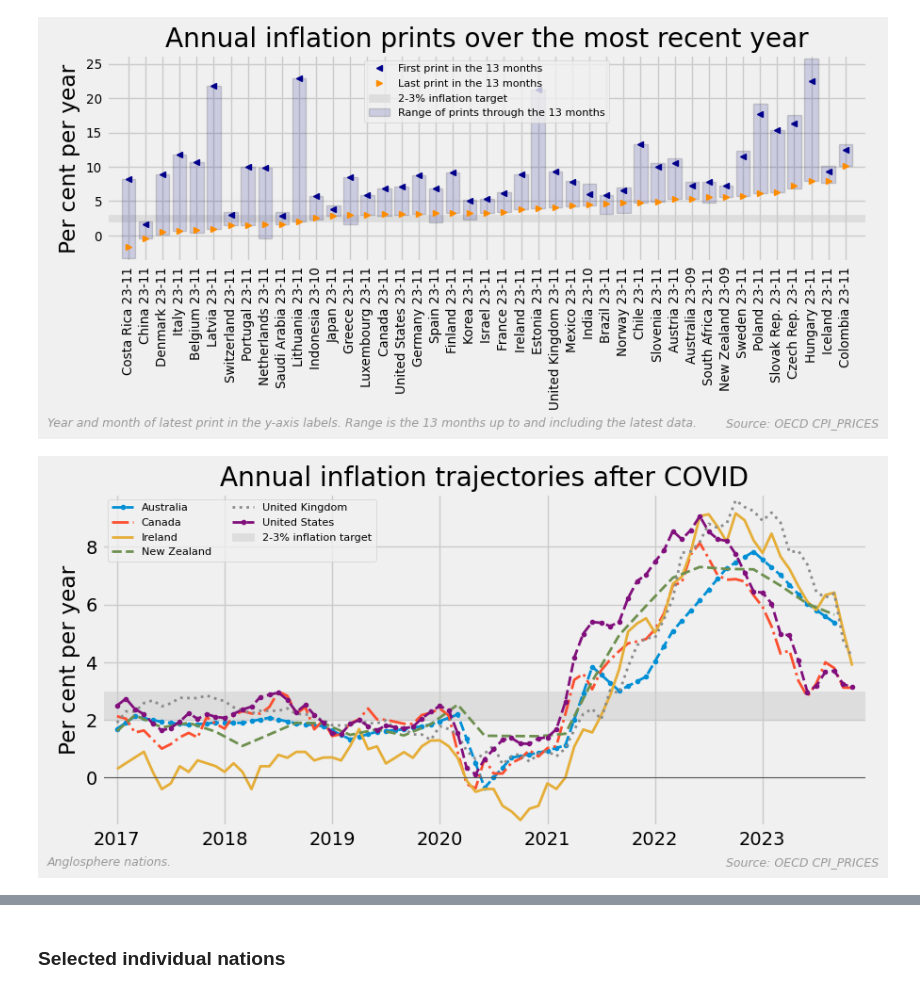
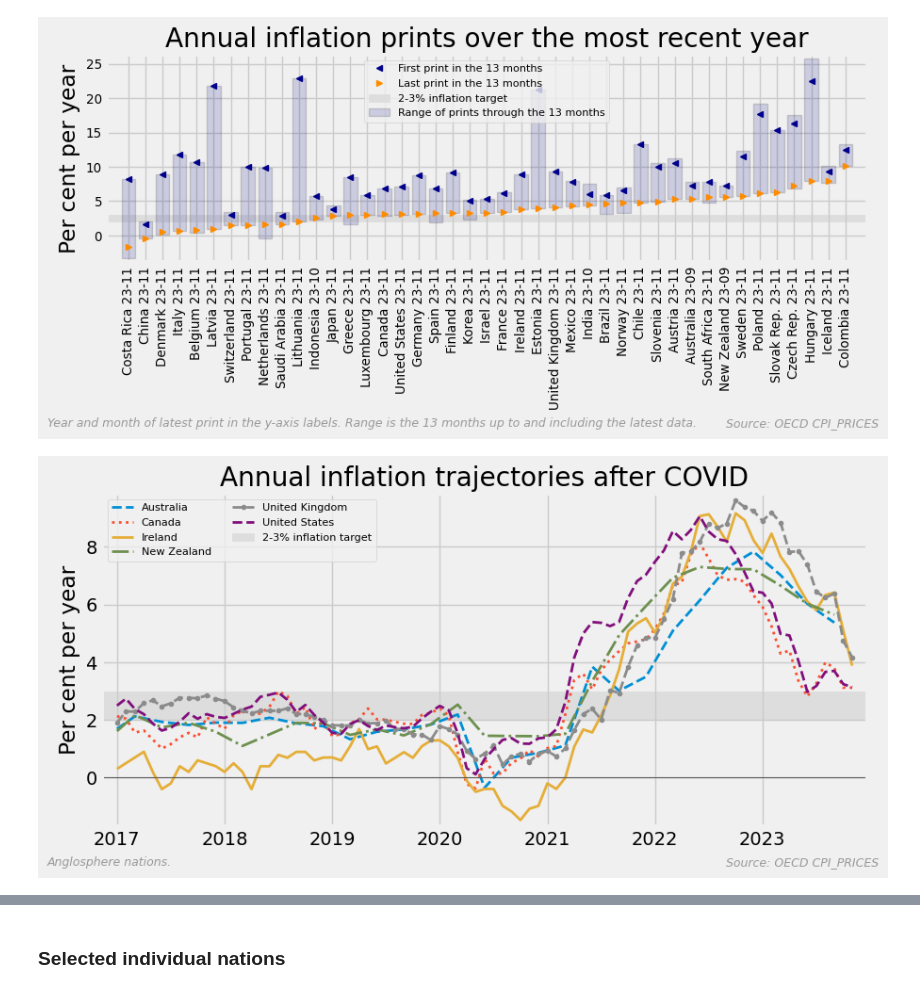
Before and after one commit to bpalmer4/Charts-based-on-ABS-data, a Jupyter notebook: notebooks/OECD international comparisons.ipynb, the cells around one changed output, grey strips where cells are left out. Cells and saved outputs as stored; diff of their text form; code cells hidden in the pictures.

```diff
--- a/notebooks/OECD international comparisons.ipynb
+++ b/notebooks/OECD international comparisons.ipynb
@@ -419,18 +418,13 @@ def get_cpi(measure: str = "GY") -> pd.DataFrame:
     rfooter = f"Source: OECD {resource_id} {subject_tuple} {measure}"
 
     # drop problematic states
-    drop = ("ARG",)  # these states were problematic
-    cpi_loc_map = location_map.copy()
-    for d in drop:
-        cpi_loc_map.pop(d)
+    cpi_locs = tuple(location_map.keys())
 
     # capture monthly, then quarterly if no monthly data
     cpi = pd.DataFrame()
     for period in ("M", "Q"):  # Monthly must be first
         for subject in subject_tuple:
-            query = build_query(
-                resource_id, cpi_loc_map, [subject], [measure], [period]
-            )
+            query = build_query(resource_id, cpi_locs, [subject], [measure], [period])
             data = get_from_oecd(query, start="2000")
             data = data.pivot(values="Value", index="TIME", columns="LOCATION")
             data.index = pd.PeriodIndex(data.index, freq=period)
@@ -442,16 +436,16 @@ def get_cpi(measure: str = "GY") -> pd.DataFrame:
             cpi[data.columns] = data[data.columns]
 
             # set up next round
-            cpi_loc_map = list(set(cpi_loc_map) - set(data.columns))
+            cpi_locs = tuple(set(cpi_locs) - set(data.columns))
 
     cpi.columns = cpi.columns.map(location_map)
     return cpi
 # %%
 # Get/create key CPI data
 cpi = get_cpi(measure="IXOB")  # index
-annual = percent_change(cpi, 12)  # growth rate
-quarterly = percent_change(cpi, 3)  # growth rate
-quarterly_annualised = annualise_percentages(quarterly, 4)  # rate
+annual = pd.DataFrame(percent_change(cpi, 12))  # growth rate
+quarterly = pd.DataFrame(percent_change(cpi, 3))  # growth rate
+quarterly_annualised = pd.DataFrame(annualise_percentages(quarterly, 4))  # rate
 
 # smoothed / trend data
 HENDERSON = 13
@@ -653,36 +637,52 @@ plot_ohlc(
 # %% [output]
 [figure]
 # %%
-# An Anglo-sphere comparison
-anglo = sorted([location_map[x] for x in chart_sets["anglosphere"]])
+def plot_comparative() -> None:
+    """An Anglo-sphere comparison."""
 
-for data, tag, period in zip(
-    [
+    anglo = sorted([location_map[x] for x in chart_sets["anglosphere"]])
+    frames: Sequence[pd.DataFrame] = (
         annual[anglo],
         annual_smooth[anglo],
         quarterly_annualised[anglo],
         qa_smooth[anglo],
-    ],
-    ["raw", "smooth", "raw", "smooth"],
-    ["Annual", "Annual", "Quarterly annualised", "Quarterly annualised"],
-):
-    ax = data[data.index >= START_COVID].plot(
-        linewidth=2,
-        **linestyle,
     )
-    lfooter = f"{HENDERSON}-term Henderson moving averages. " if tag == "smooth" else ""
-    finalise_plot(
-        ax,
-        title=f"{period} inflation trajectories after COVID",
-        xlabel=None,
-        ylabel="Per cent per year",
-        pre_tag=f"angloshpere-{tag}",
-        axhspan=TARGET,
-        legend={"ncols": 2, "loc": "best", "fontsize": "xx-small"},
-        rfooter=f"{SOURCE} CPI_PRICES",
-        lfooter=f"Anglosphere nations. {lfooter}",
-        y0=True,
-        show=SHOW,
+    tags: Sequence[str] = ("raw", "smooth", "raw", "smooth")
+    periods: Sequence[str] = (
+        "Annual",
+        "Annual",
+        "Quarterly annualised",
+        "Quarterly annualised",
     )
+    style = [
+        "--",
+        ":",
+        "-",
+        "-.",
+        "--.",
+    ] * 2
+
+    for frame, tag, period in zip(frames, tags, periods):
+        time_limited = frame[frame.index >= START_COVID]
+        axes = time_limited.plot(linewidth=2, style=style)
+        lfooter = (
+            f"{HENDERSON}-term Henderson moving averages. " if tag == "smooth" else ""
+        )
+        finalise_plot(
+            axes,
+            title=f"{period} inflation trajectories after COVID",
+            xlabel=None,
+            ylabel="Per cent per year",
+            pre_tag=f"angloshpere-{tag}",
+            axhspan=TARGET,
+            legend={"ncols": 2, "loc": "best", "fontsize": "xx-small"},
+            rfooter=f"{SOURCE} CPI_PRICES",
+            lfooter=f"Anglosphere nations. {lfooter}",
+            y0=True,
+            show=SHOW,
+        )
+
+
+plot_comparative()
 # %% [output]
-[figure, old version]
+[figure, new version]
```
Also changed, not shown: parts of 15 cells of this notebook, 1 other file.
